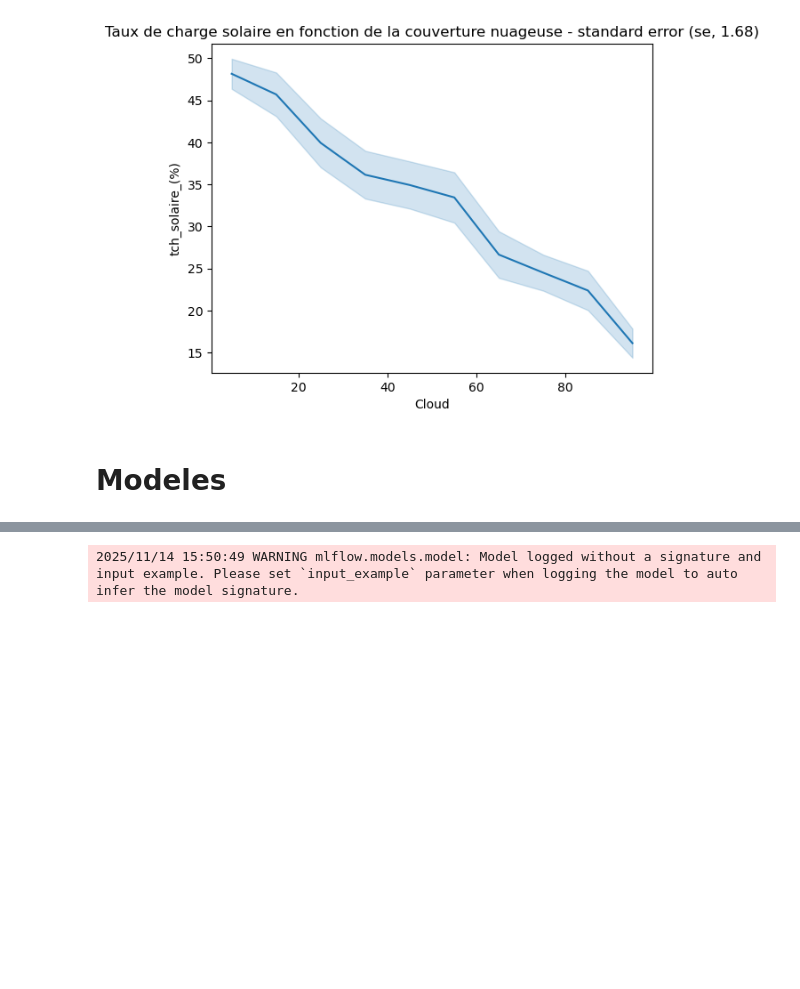
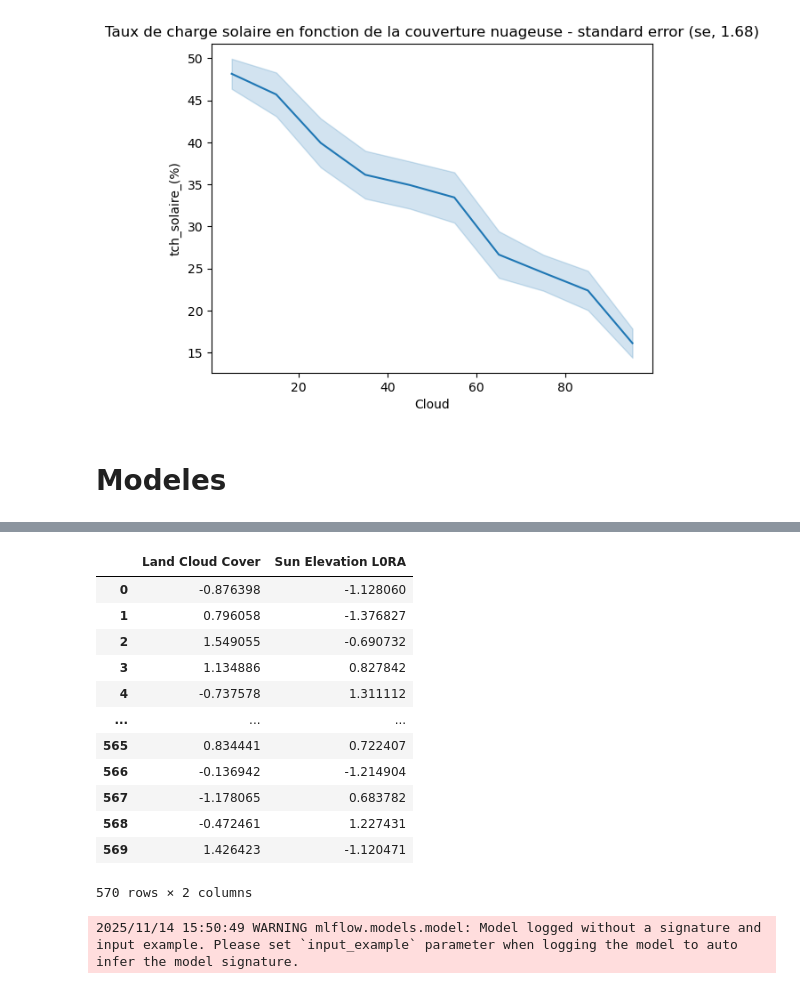
Before and after one commit to Sheikoh/REnergies_efficiency_prediction, a Jupyter notebook: code/02_Modeles/landsat_modeles.ipynb, the cells around one changed output, grey strips where cells are left out. Cells and saved outputs as stored; diff of their text form; code cells hidden in the pictures; blank space fills up the shorter version.

```diff
--- a/code/02_Modeles/landsat_modeles.ipynb
+++ b/code/02_Modeles/landsat_modeles.ipynb
@@ -72 +94,18 @@ plt.show()
+# %%
+sc.get_feature_names_out()
+pd.DataFrame(x_train, columns=sc.get_feature_names_out())
+# %% [output]
+|  | Land Cloud Cover | Sun Elevation L0RA |
+| 0 | -0.876398 | -1.128060 |
+| 1 | 0.796058 | -1.376827 |
+| 2 | 1.549055 | -0.690732 |
+| 3 | 1.134886 | 0.827842 |
+| 4 | -0.737578 | 1.311112 |
+| ... | ... | ... |
+| 565 | 0.834441 | 0.722407 |
+| 566 | -0.136942 | -1.214904 |
+| 567 | -1.178065 | 0.683782 |
+| 568 | -0.472461 | 1.227431 |
+| 569 | 1.426423 | -1.120471 |
+570 rows × 2 columns
 # %%
```
Also changed, not shown: parts of 3 cells of this notebook, 3 other files.
